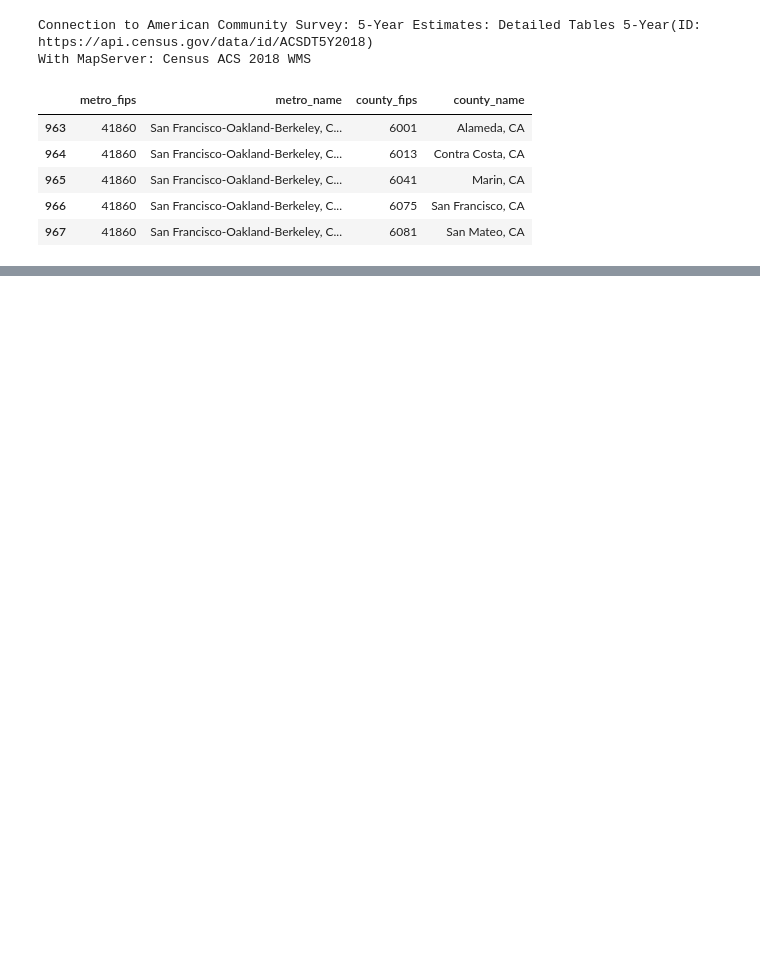
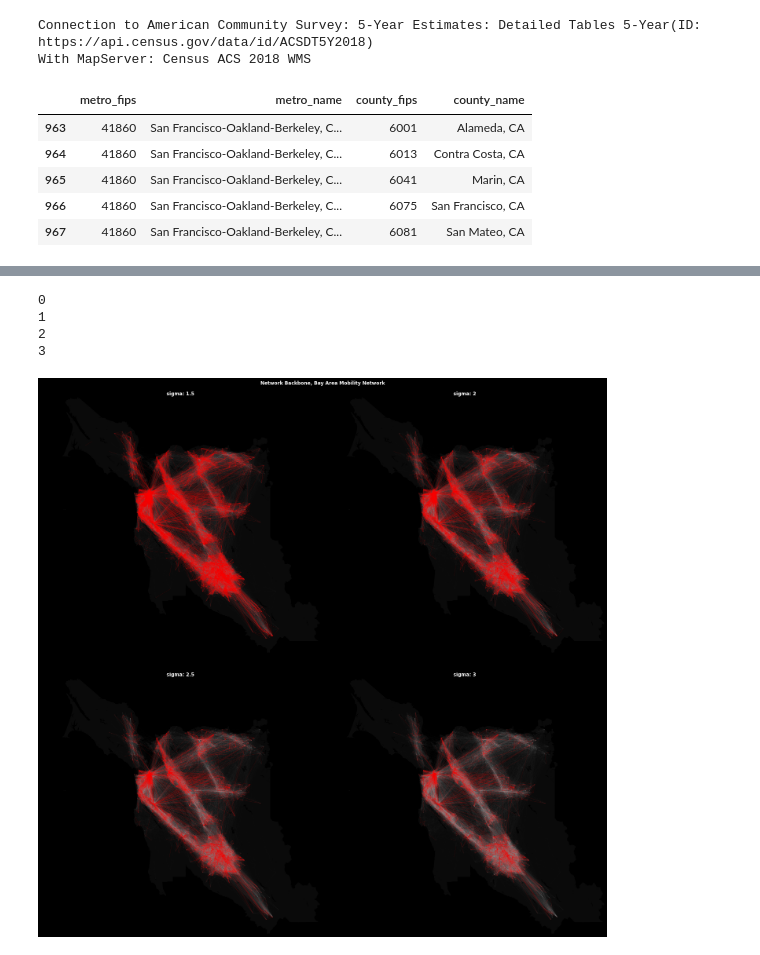
Before and after one commit to asrenninger/networks, a Jupyter notebook: python/backbone.ipynb, the cells around one changed output, grey strips where cells are left out. Drawn from its saved outputs; the diff is of its cells as text; code cells hidden in the pictures; blank space fills up the shorter version.

```diff
--- a/python/backbone.ipynb
+++ b/python/backbone.ipynb
@@ -146,0 +161,6 @@ fig.savefig('backbone_noisecorrected.png', facecolor=fig.get_facecolor(), dpi=30
+# %%
+agg_d.columns = ['_d_'.join(i) for i in agg_d.columns]
+agg_d = agg_d.reset_index()
+
+agg_o.columns = ['_o_'.join(i) for i in agg_o.columns]
+agg_o = agg_o.reset_index()
@@ -146,0 +187,13 @@ fig.savefig('backbone_noisecorrected.png', facecolor=fig.get_facecolor(), dpi=30
+# %%
+cuts = list()
+
+for i in np.arange(1.5, 3.5, 0.5):
+
+    print(i)
+
+    temp = zscoring[zscoring.zscore_d > (zscoring.lognij_d_std * i)]
+    temp['threshold'] = np.tile(i, temp.shape[0])
+
+    cuts.append(temp)
+
+cuts = pd.concat(cuts, ignore_index=True)
@@ -147,3 +210,40 @@ fig.savefig('backbone_noisecorrected.png', facecolor=fig.get_facecolor(), dpi=30
+# %%
+import matplotlib.pyplot as plt
+
+cuts['od'] = cuts['src'] + " " + cuts['trg']
+thresholds = [1.5, 2, 2.5, 3]
+
+fig, axs = plt.subplots(2, 2, figsize=(20, 20),
+                       facecolor='k',
+                       constrained_layout=True,
+                       subplot_kw=dict(aspect='equal'))
+
+axs = axs.ravel()
+
+for i in np.arange(0, 4):
+
+    print(i)
+
+    temp = cuts[cuts.threshold==thresholds[i]]
+
+    background.plot(color='dimgray', ax=axs[i], alpha=0.1)
+    lines[lines.od.isin(df.od)].plot(color='white', ax=axs[i], linewidth=0.01, alpha=0.5)
+    lines[lines.od.isin(temp.od)].plot(color='red', ax=axs[i], linewidth=0.1, alpha=1)
+
+    axs[i].margins(0)
+    axs[i].axis('off')
+
+    axs[i].set_title(f"sigma: {thresholds[i]}", color='w', weight='bold')
+
+
+fig.suptitle("Network Backbone, Bay Area Mobility Network", color='white', weight='bold')
+fig.savefig('backbone_zscore.png', facecolor=fig.get_facecolor(), dpi=300, bbox_inches='tight')
+# %% [output]
+0
+1
+2
+3
+[figure, added]
 # %%
 import sys
 
```
Also changed, not shown: parts of 12 cells of this notebook.
